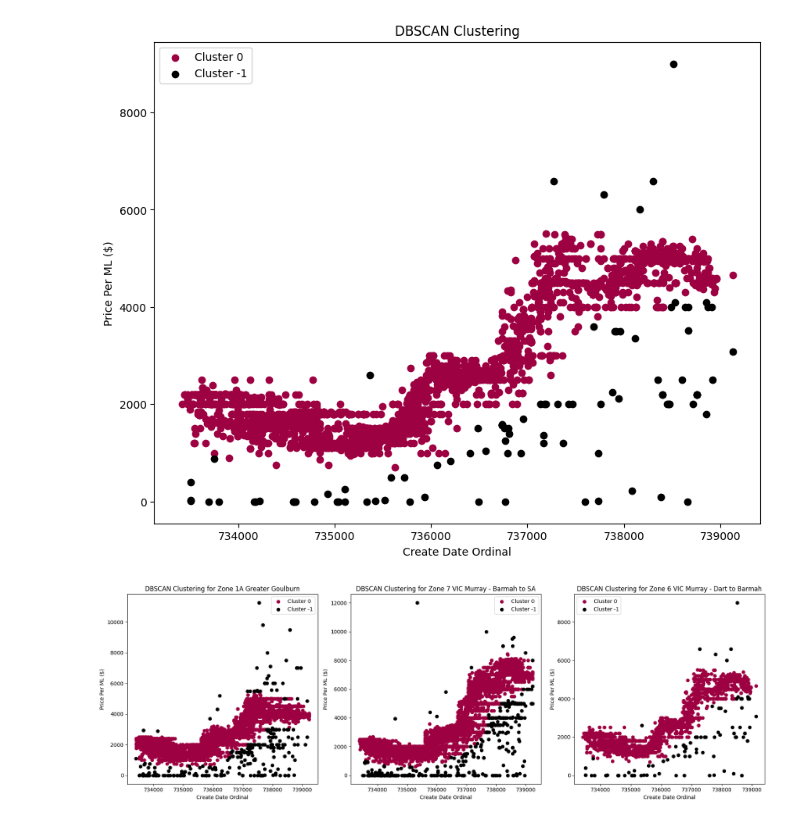
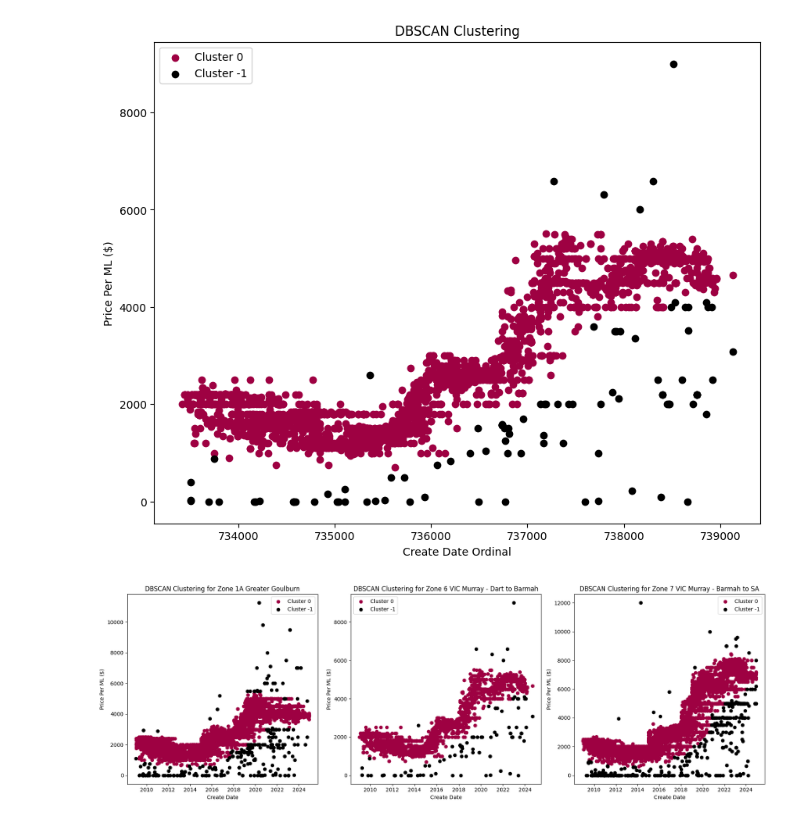
Before and after one commit to ELEN-Workshops-and-LDI/LDI-ML, a Jupyter notebook: [3] - MACHINE_LEARNING/[3.1] - OUTLIER_REMOVAL/[3.1.1] DBSCAN.ipynb, the cells around one changed output. Drawn from its saved outputs; the diff is of its cells as text; code cells hidden in the pictures.

```diff
--- a/[3] - MACHINE_LEARNING/[3.1] - OUTLIER_REMOVAL/[3.1.1] DBSCAN.ipynb
+++ b/[3] - MACHINE_LEARNING/[3.1] - OUTLIER_REMOVAL/[3.1.1] DBSCAN.ipynb
@@ -358,44 +358,44 @@ for k, col in zip(unique_labels_1A, colors_1A):
     if k == -1:
         col = 'k'  # Black used for noise.
     class_member_mask = (zone_data_1A['Cluster'] == k)
-    plt.scatter(zone_data_1A[class_member_mask]['Create_date_ordinal'], zone_data_1A[class_member_mask]['Price Per ML ($)'], color=col, label=f'Cluster {k}')
+    plt.scatter(zone_data_1A[class_member_mask]['Create_date'], zone_data_1A[class_member_mask]['Price Per ML ($)'], color=col, label=f'Cluster {k}')
 plt.title("DBSCAN Clustering for Zone 1A Greater Goulburn")
-plt.xlabel('Create Date Ordinal')
+plt.xlabel('Create Date')
 plt.ylabel('Price Per ML ($)')
 plt.legend()
 
 # Plot for Zone 7 VIC Murray - Barmah to SA
-plt.subplot(1, 3, 2)
+plt.subplot(1, 3, 3)
 unique_labels_7 = set(zone_data_7['Cluster'])
 colors_7 = [plt.cm.Spectral(each) for each in np.linspace(0, 1, len(unique_labels_7))]
 for k, col in zip(unique_labels_7, colors_7):
     if k == -1:
         col = 'k'  # Black used for noise.
     class_member_mask = (zone_data_7['Cluster'] == k)
-    plt.scatter(zone_data_7[class_member_mask]['Create_date_ordinal'], zone_data_7[class_member_mask]['Price Per ML ($)'], color=col, label=f'Cluster {k}')
+    plt.scatter(zone_data_7[class_member_mask]['Create_date'], zone_data_7[class_member_mask]['Price Per ML ($)'], color=col, label=f'Cluster {k}')
 plt.title("DBSCAN Clustering for Zone 7 VIC Murray - Barmah to SA")
-plt.xlabel('Create Date Ordinal')
+plt.xlabel('Create Date')
 plt.ylabel('Price Per ML ($)')
 plt.legend()
 
 # Plot for Zone 6 VIC Murray - Dart to Barmah
-plt.subplot(1, 3, 3)
+plt.subplot(1, 3, 2)
 unique_labels_6 = set(zone_data_6['Cluster'])
 colors_6 = [plt.cm.Spectral(each) for each in np.linspace(0, 1, len(unique_labels_6))]
 for k, col in zip(unique_labels_6, colors_6):
     if k == -1:
         col = 'k'  # Black used for noise.
     class_member_mask = (zone_data_6['Cluster'] == k)
-    plt.scatter(zone_data_6[class_member_mask]['Create_date_ordinal'], zone_data_6[class_member_mask]['Price Per ML ($)'], color=col, label=f'Cluster {k}')
+    plt.scatter(zone_data_6[class_member_mask]['Create_date'], zone_data_6[class_member_mask]['Price Per ML ($)'], color=col, label=f'Cluster {k}')
 plt.title("DBSCAN Clustering for Zone 6 VIC Murray - Dart to Barmah")
-plt.xlabel('Create Date Ordinal')
+plt.xlabel('Create Date')
 plt.ylabel('Price Per ML ($)')
 plt.legend()
 
 plt.tight_layout()
 plt.show()
 # %% [output]
-[figure, old version]
+[figure, new version]
 # %%
 # Export the clustered data for each zone to CSV files
 zone_data_1A.to_csv('zone_data_1A_clustered.csv', index=False)
```
Also changed, not shown: 4 other files.
